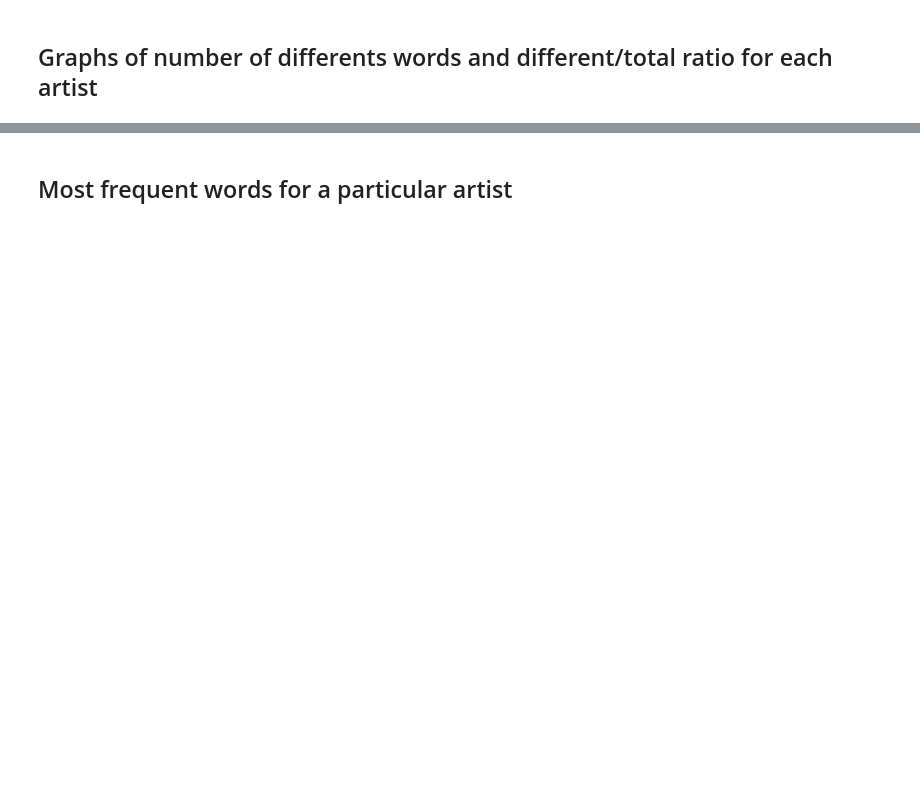
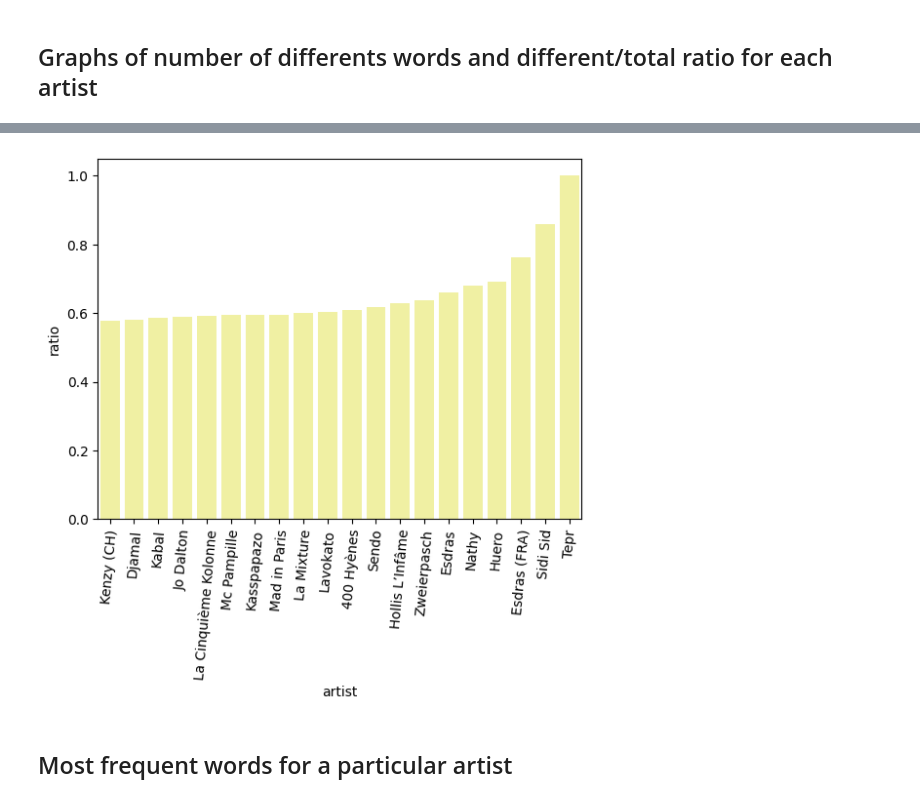
Before and after one commit to dauczer/french-rap, a Jupyter notebook: notebook/data_rap.ipynb, the cells around one changed output, grey strips where cells are left out. Cells and saved outputs as stored; diff of their text form; code cells hidden in the pictures; blank space fills up the shorter version.

```diff
--- a/notebook/data_rap.ipynb
+++ b/notebook/data_rap.ipynb
@@ -135,9 +176,15 @@ plt.xticks(rotation=85)
 # %%
 rap_concat["ratio"] = rap_concat["nb_mots_diff"]/rap_concat["nb_mots_tot"]
 rap_concat = rap_concat.sort_values("ratio")
 
+plt.figure()
+
 sns.barplot(data=rap_concat[-20:], x="artist", y="ratio", color = "#fdfd96")
 plt.xticks(rotation=85)
+
+plt.show()
+# %% [output]
+[figure, added]
 # %% [markdown]
 ## Most frequent words for a particular artist
 # %%
```
Also changed, not shown: parts of 23 cells of this notebook.
